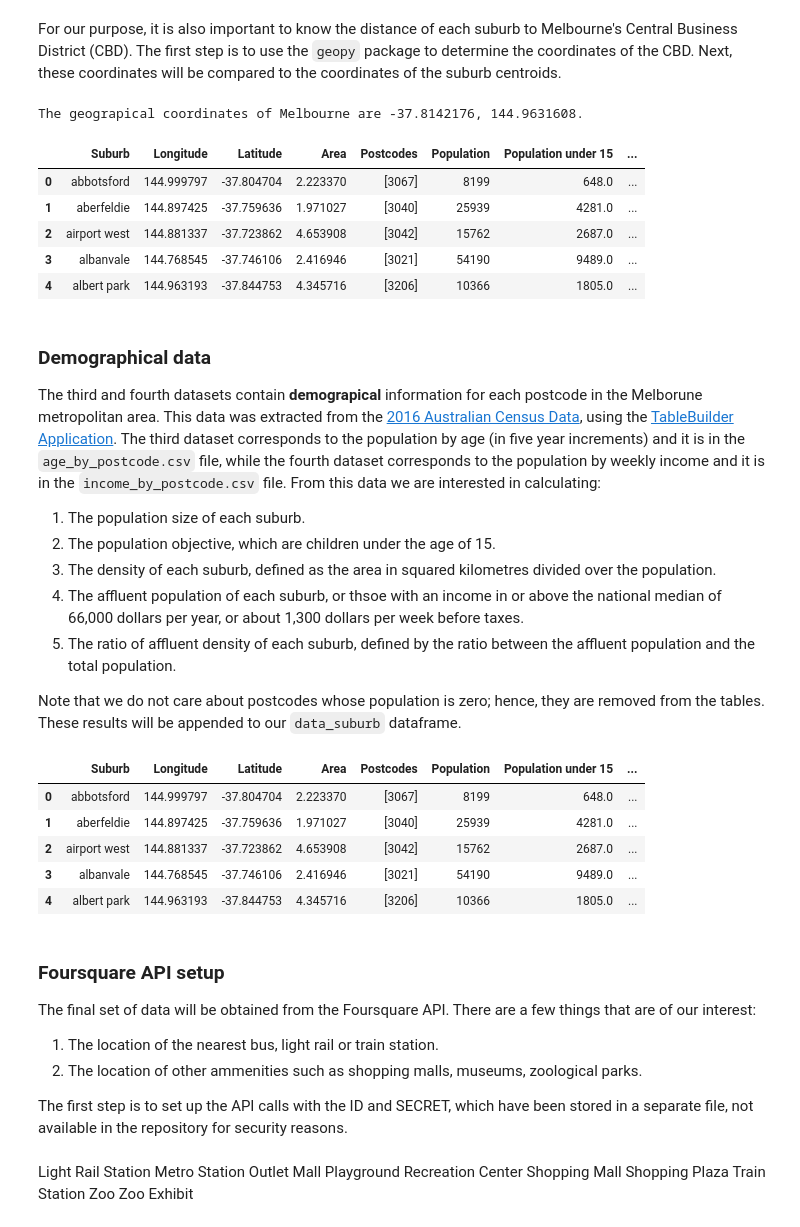
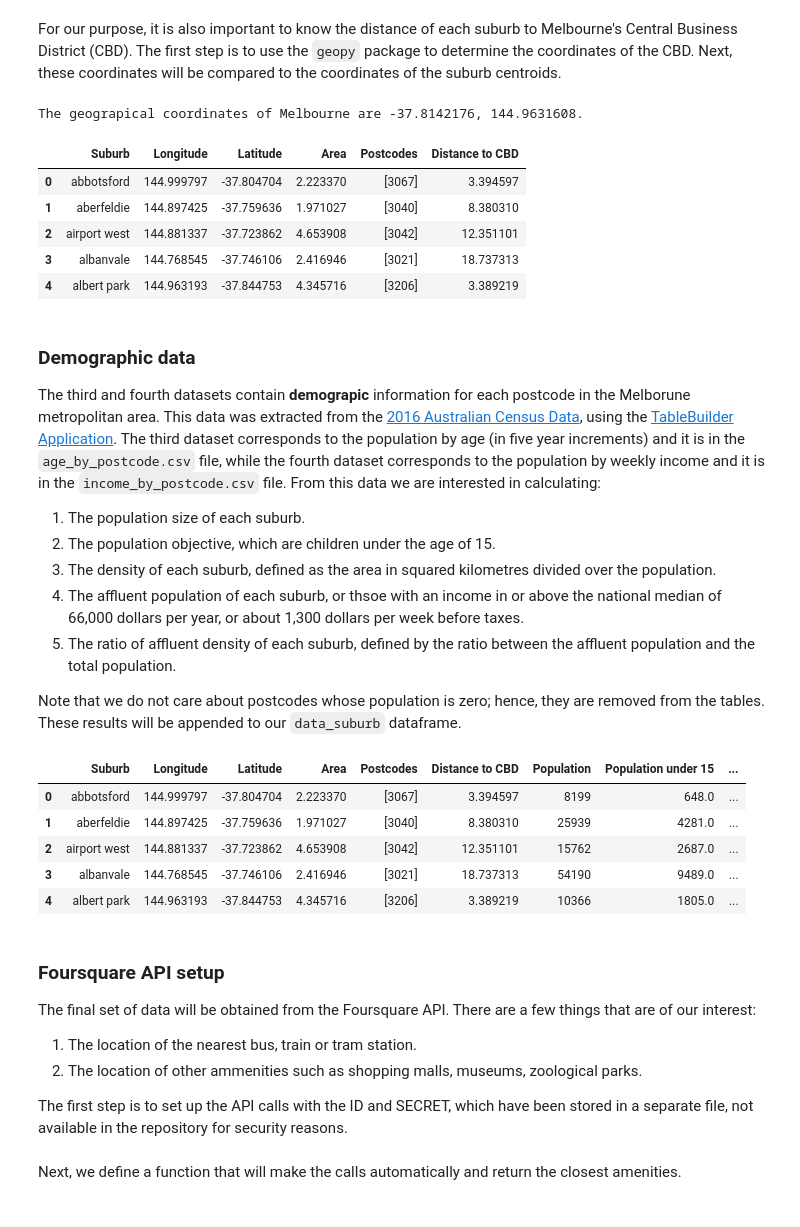
Before and after one commit to andremun/Coursera_Capstone, a Jupyter notebook: Final Project - Notebook.ipynb, the cells around one changed output. Cells and saved outputs as stored; diff of their text form; code cells hidden in the pictures.

```diff
--- a/Final Project - Notebook.ipynb
+++ b/Final Project - Notebook.ipynb
@@ -85,31 +88,31 @@ For our purpose, it is also important to know the distance of each suburb to Mel
 # %%
 melbourne_cbd_address = 'Melbourne, VIC'
 
 geolocator = Nominatim(user_agent = "explorer")
 melbourne_cbd_geoloc = geolocator.geocode(melbourne_cbd_address)
 latitude = melbourne_cbd_geoloc.latitude
 longitude = melbourne_cbd_geoloc.longitude
 melb_cbd_coords = (latitude, longitude)
 print('The geograpical coordinates of Melbourne are {}, {}.'.format(latitude, longitude))
-data_suburb['Distance to CBD'] = pd.Series(dtype='object')
+data_suburb['Distance to CBD'] = pd.Series(dtype='float64')
 
 for ii in range(0,data_suburb.shape[0]):
     suburb_coords = (data_suburb['Latitude'].iloc[ii], data_suburb['Longitude'].iloc[ii])
     data_suburb.loc[ii,'Distance to CBD'] = geodesic(melb_cbd_coords, suburb_coords).km
 
 data_suburb.head()
 # %% [output]
 The geograpical coordinates of Melbourne are -37.8142176, 144.9631608.
-|  | Suburb | Longitude | Latitude | Area | Postcodes | Population | Population under 15 | ... |
-| 0 | abbotsford | 144.999797 | -37.804704 | 2.223370 | [3067] | 8199 | 648.0 | ... |
-| 1 | aberfeldie | 144.897425 | -37.759636 | 1.971027 | [3040] | 25939 | 4281.0 | ... |
-| 2 | airport west | 144.881337 | -37.723862 | 4.653908 | [3042] | 15762 | 2687.0 | ... |
-| 3 | albanvale | 144.768545 | -37.746106 | 2.416946 | [3021] | 54190 | 9489.0 | ... |
-| 4 | albert park | 144.963193 | -37.844753 | 4.345716 | [3206] | 10366 | 1805.0 | ... |
+|  | Suburb | Longitude | Latitude | Area | Postcodes | Distance to CBD |
+| 0 | abbotsford | 144.999797 | -37.804704 | 2.223370 | [3067] | 3.394597 |
+| 1 | aberfeldie | 144.897425 | -37.759636 | 1.971027 | [3040] | 8.380310 |
+| 2 | airport west | 144.881337 | -37.723862 | 4.653908 | [3042] | 12.351101 |
+| 3 | albanvale | 144.768545 | -37.746106 | 2.416946 | [3021] | 18.737313 |
+| 4 | albert park | 144.963193 | -37.844753 | 4.345716 | [3206] | 3.389219 |
 # %% [markdown]
-### Demographical data
+### Demographic data
 
-The third and fourth datasets contain **demograpical** information for each postcode in the Melborune metropolitan area. This data was extracted from the [2016 Australian Census Data](https://www.abs.gov.au/websitedbs/D3310114.nsf/Home/Assuring%20Census%20Data%20Quality), using the [TableBuilder Application](https://www.abs.gov.au/websitedbs/censushome.nsf/home/tablebuilder). The third dataset corresponds to the population by age (in five year increments) and it is in the `age_by_postcode.csv` file, while the fourth dataset corresponds to the population by  weekly income and it is in the `income_by_postcode.csv` file. From this data we are interested in calculating:
+The third and fourth datasets contain **demograpic** information for each postcode in the Melborune metropolitan area. This data was extracted from the [2016 Australian Census Data](https://www.abs.gov.au/websitedbs/D3310114.nsf/Home/Assuring%20Census%20Data%20Quality), using the [TableBuilder Application](https://www.abs.gov.au/websitedbs/censushome.nsf/home/tablebuilder). The third dataset corresponds to the population by age (in five year increments) and it is in the `age_by_postcode.csv` file, while the fourth dataset corresponds to the population by  weekly income and it is in the `income_by_postcode.csv` file. From this data we are interested in calculating:
 
 1. The population size of each suburb.
 2. The population objective, which are children under the age of 15.
@@ -167,24 +170,25 @@ data_suburb = data_suburb.join(ages_by_suburb, on='Suburb')
 data_suburb = data_suburb.join(incomes_by_suburb, on='Suburb')
 
 data_suburb = data_suburb.loc[data_suburb['Population']!=0]
+data_suburb.index = range(0,data_suburb.shape[0])
 
 data_suburb['Density'] = data_suburb[['Population']].divide(other = data_suburb['Area'], axis=0)
 data_suburb['Afluent Ratio'] = data_suburb[['Affluent Population']].divide(other = data_suburb['Population'], axis=0)
 
 data_suburb.head(5)
 # %% [output]
-|  | Suburb | Longitude | Latitude | Area | Postcodes | Population | Population under 15 | ... |
-| 0 | abbotsford | 144.999797 | -37.804704 | 2.223370 | [3067] | 8199 | 648.0 | ... |
-| 1 | aberfeldie | 144.897425 | -37.759636 | 1.971027 | [3040] | 25939 | 4281.0 | ... |
-| 2 | airport west | 144.881337 | -37.723862 | 4.653908 | [3042] | 15762 | 2687.0 | ... |
-| 3 | albanvale | 144.768545 | -37.746106 | 2.416946 | [3021] | 54190 | 9489.0 | ... |
-| 4 | albert park | 144.963193 | -37.844753 | 4.345716 | [3206] | 10366 | 1805.0 | ... |
+|  | Suburb | Longitude | Latitude | Area | Postcodes | Distance to CBD | Population | Population under 15 | ... |
+| 0 | abbotsford | 144.999797 | -37.804704 | 2.223370 | [3067] | 3.394597 | 8199 | 648.0 | ... |
+| 1 | aberfeldie | 144.897425 | -37.759636 | 1.971027 | [3040] | 8.380310 | 25939 | 4281.0 | ... |
+| 2 | airport west | 144.881337 | -37.723862 | 4.653908 | [3042] | 12.351101 | 15762 | 2687.0 | ... |
+| 3 | albanvale | 144.768545 | -37.746106 | 2.416946 | [3021] | 18.737313 | 54190 | 9489.0 | ... |
+| 4 | albert park | 144.963193 | -37.844753 | 4.345716 | [3206] | 3.389219 | 10366 | 1805.0 | ... |
 # %% [markdown]
 ### Foursquare API setup
 
 The final set of data will be obtained from the Foursquare API. There are a few things that are of our interest:
 
-1. The location of the nearest bus, light rail or train station.
+1. The location of the nearest bus, train or tram station.
 2. The location of other ammenities such as shopping malls, museums, zoological parks.
 
 The first step is to set up the API calls with the ID and SECRET, which have been stored in a separate file, not available in the repository for security reasons.
@@ -198,12 +201,3 @@ LIMIT = 100
-# %% [markdown]
-Light Rail Station
-Metro Station
-Outlet Mall
-Playground
-Recreation Center
-Shopping Mall
-Shopping Plaza
-Train Station
-Zoo
-Zoo Exhibit
+# %% [markdown]
+Next, we define a function that will make the calls automatically and return the closest amenities.
 # %%
```
Also changed, not shown: parts of 19 cells of this notebook, 6 other files.
